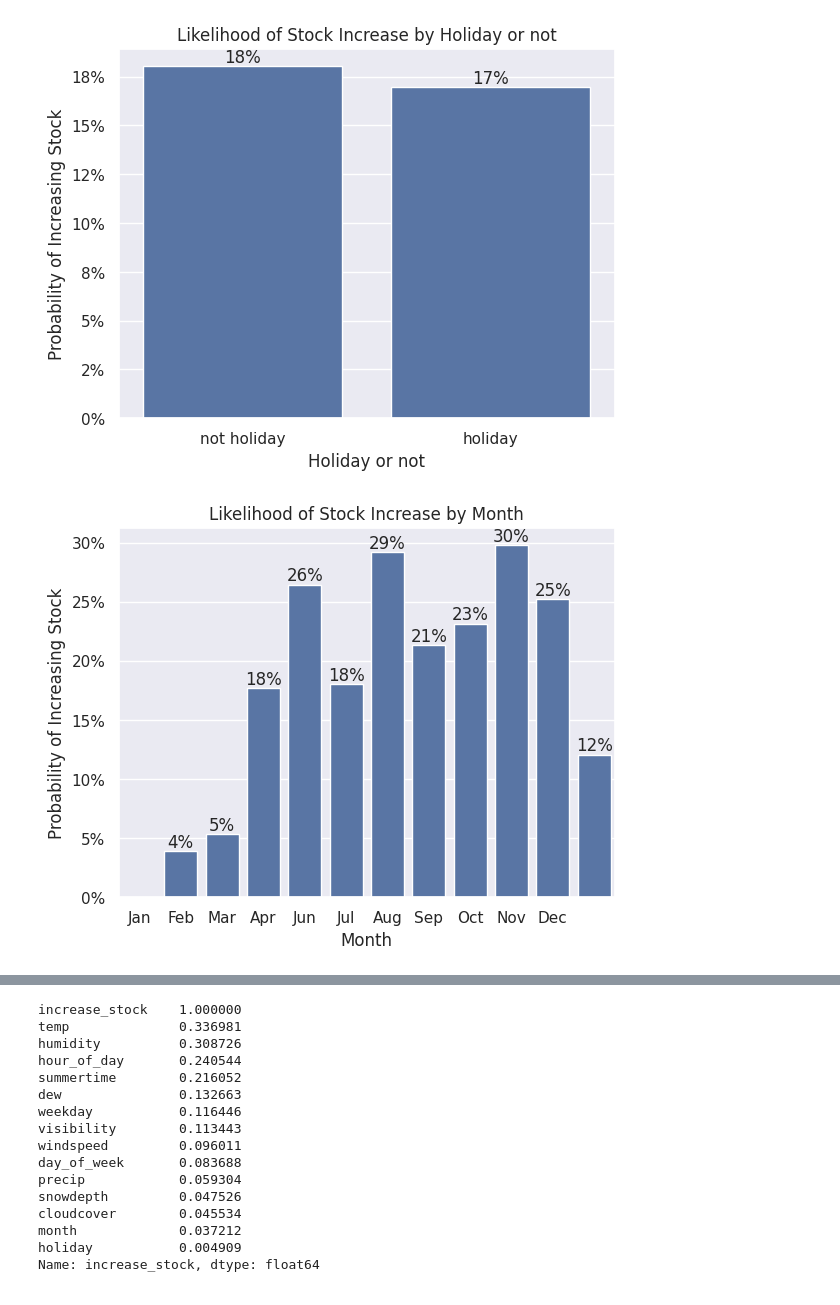
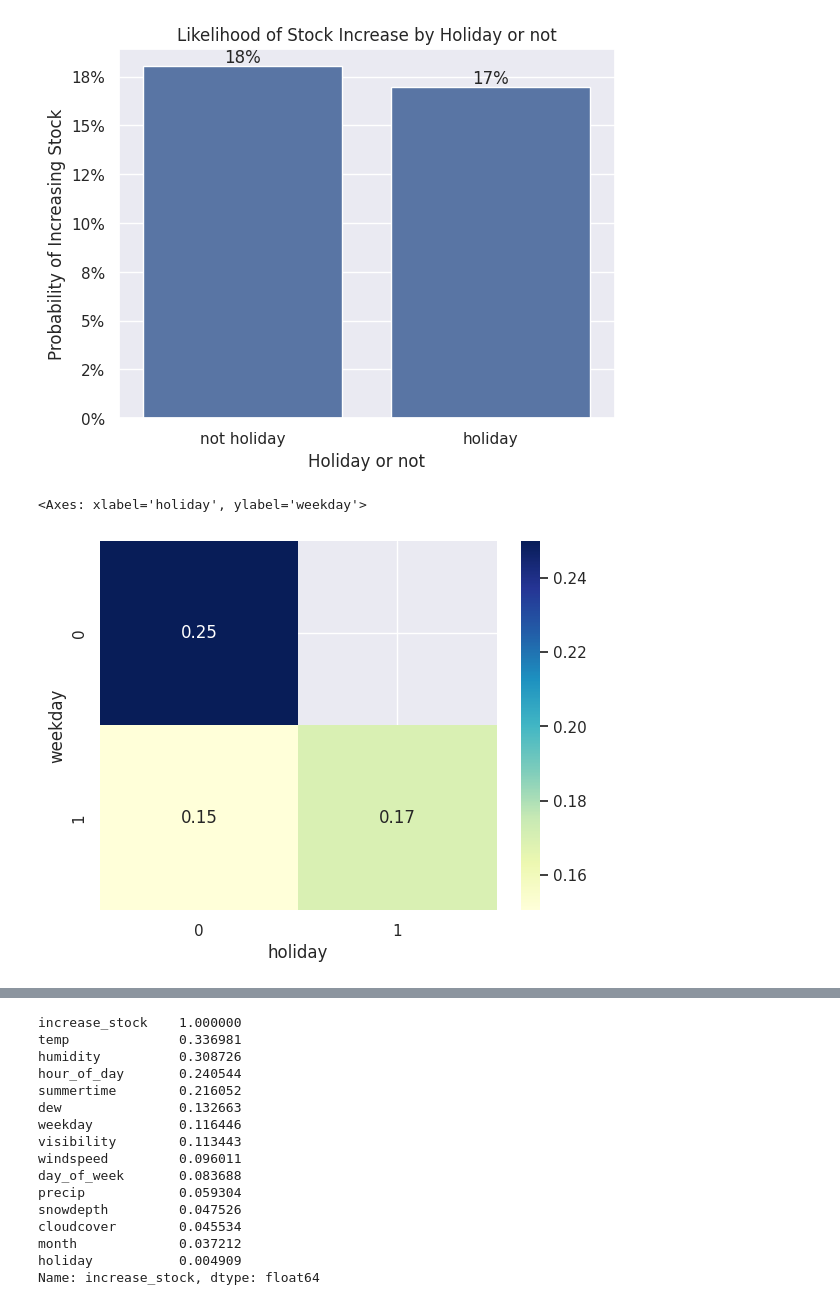
Before and after one commit to JonnaBauer/Smasken, a Jupyter notebook: data_analysis.ipynb, the cells around one changed output, grey strips where cells are left out. Cells and saved outputs as stored; diff of their text form; code cells hidden in the pictures.

```diff
--- a/data_analysis.ipynb
+++ b/data_analysis.ipynb
@@ -106,30 +106,16 @@ for p in ax.patches:
 plt.show()
 # %% [output]
 [figure]
-# %%
-ax = sns.barplot(
-    data=df,
-    x='month',
-    y='increase_stock',
-    order=[0,1,2,3,4,5,6,7,8,9,10,11],
-    estimator='mean',
-    errorbar=None
-)
-
-plt.xticks(
-    ticks=range(0,11),
-    labels=["Jan","Feb","Mar","Apr","Jun","Jul","Aug", "Sep","Oct", "Nov", "Dec"]
-)
-
-plt.xlabel("Month")
-plt.ylabel("Probability of Increasing Stock")
-plt.title("Likelihood of Stock Increase by Month")
-plt.gca().yaxis.set_major_formatter(plt.FuncFormatter(lambda y, _: f'{y:.0%}'))
-
-for p in ax.patches:
-    ax.annotate(f"{p.get_height():.0%}",
-                (p.get_x() + p.get_width()/2, p.get_height()),
-                ha='center', va='bottom')
-plt.show()
-# %% [output]
-[figure, removed]
+# %%
+# Pivot table
+table = df.pivot_table(
+    index='weekday',
+    columns='holiday',
+    values='increase_stock',
+    aggfunc='mean'
+)
+
+sns.heatmap(table, annot=True, fmt=".2f", cmap="YlGnBu")
+# %% [output]
+<Axes: xlabel='holiday', ylabel='weekday'>
+[figure, added]
```
Also changed, not shown: parts of 8 cells of this notebook.
